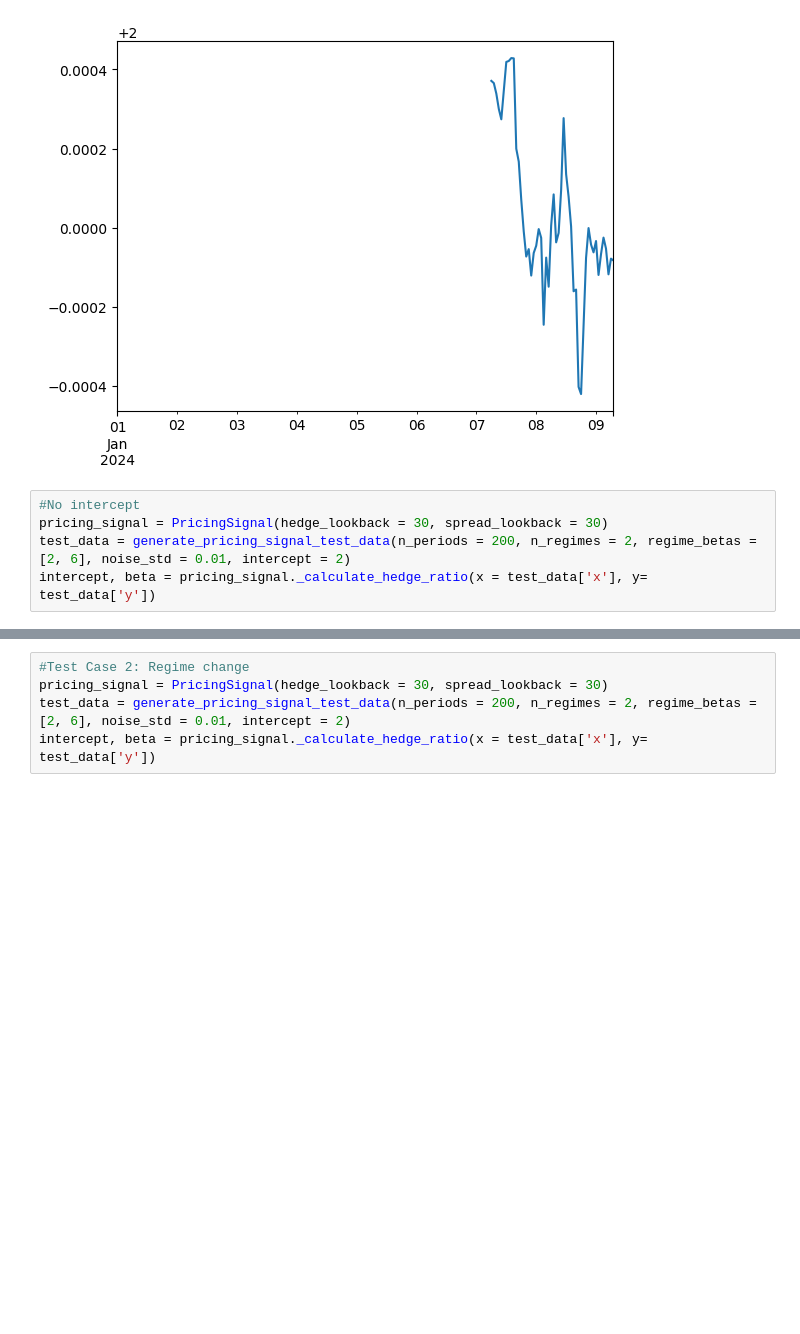
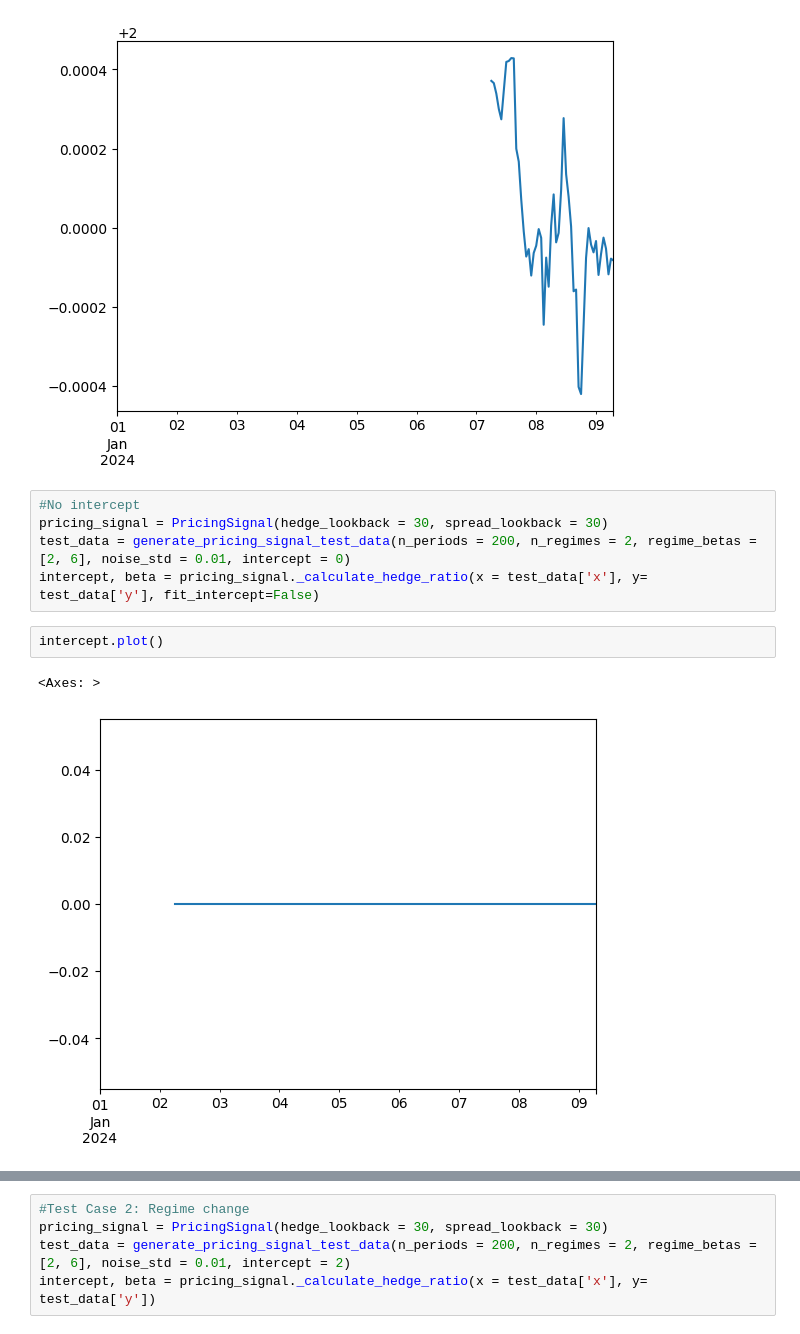
Before and after one commit to vbear97/pairs_trading_cryptocurrency, a Jupyter notebook: code_testing.ipynb, the cells around one changed output, grey strips where cells are left out. Drawn from its saved outputs; the diff is of its cells as text; blank space fills up the shorter version.

```diff
--- a/code_testing.ipynb
+++ b/code_testing.ipynb
@@ -56,5 +56,10 @@ beta.plot()
 # %%
 #No intercept
 pricing_signal = PricingSignal(hedge_lookback = 30, spread_lookback = 30)
-test_data = generate_pricing_signal_test_data(n_periods = 200, n_regimes = 2, regime_betas = [2, 6], noise_std = 0.01, intercept = 2)
-intercept, beta = pricing_signal._calculate_hedge_ratio(x = test_data['x'], y= test_data['y'])
+test_data = generate_pricing_signal_test_data(n_periods = 200, n_regimes = 2, regime_betas = [2, 6], noise_std = 0.01, intercept = 0)
+intercept, beta = pricing_signal._calculate_hedge_ratio(x = test_data['x'], y= test_data['y'], fit_intercept=False)
+# %%
+intercept.plot()
+# %% [output]
+<Axes: >
+[figure, added]
```
Also changed, not shown: parts of 2 cells of this notebook, 1 other file.
